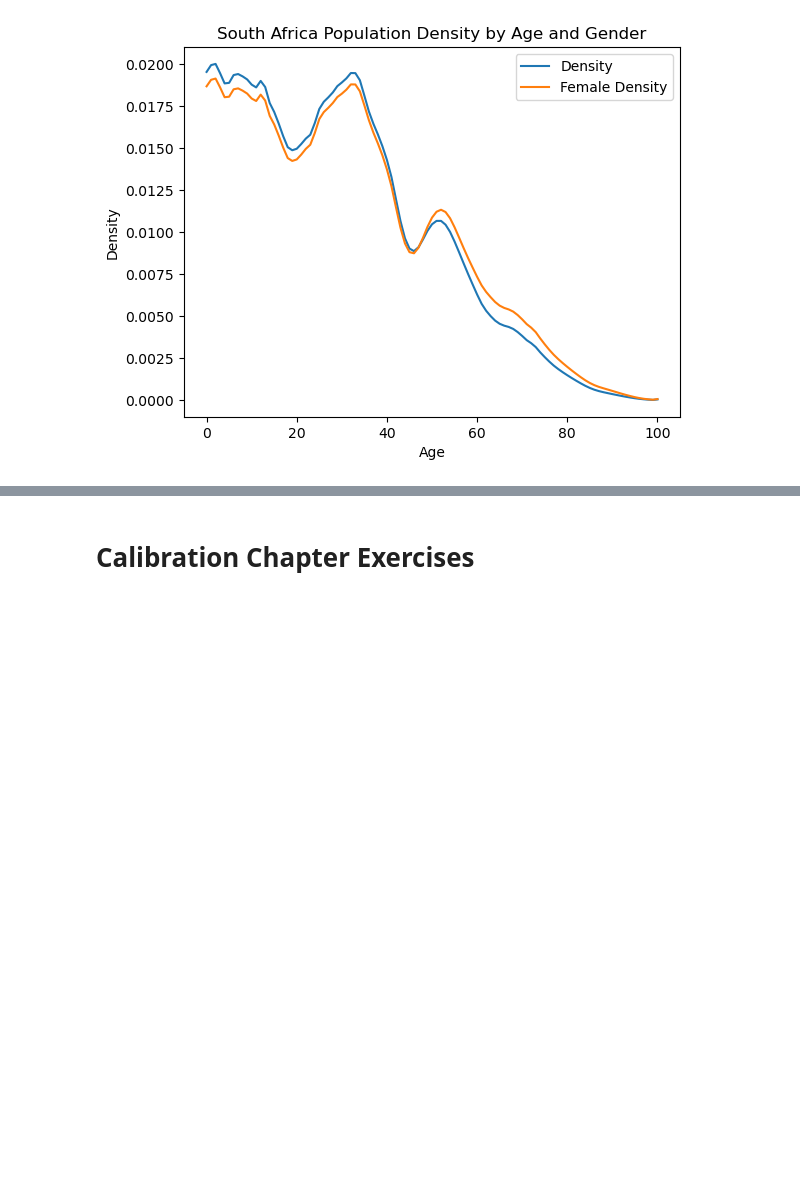
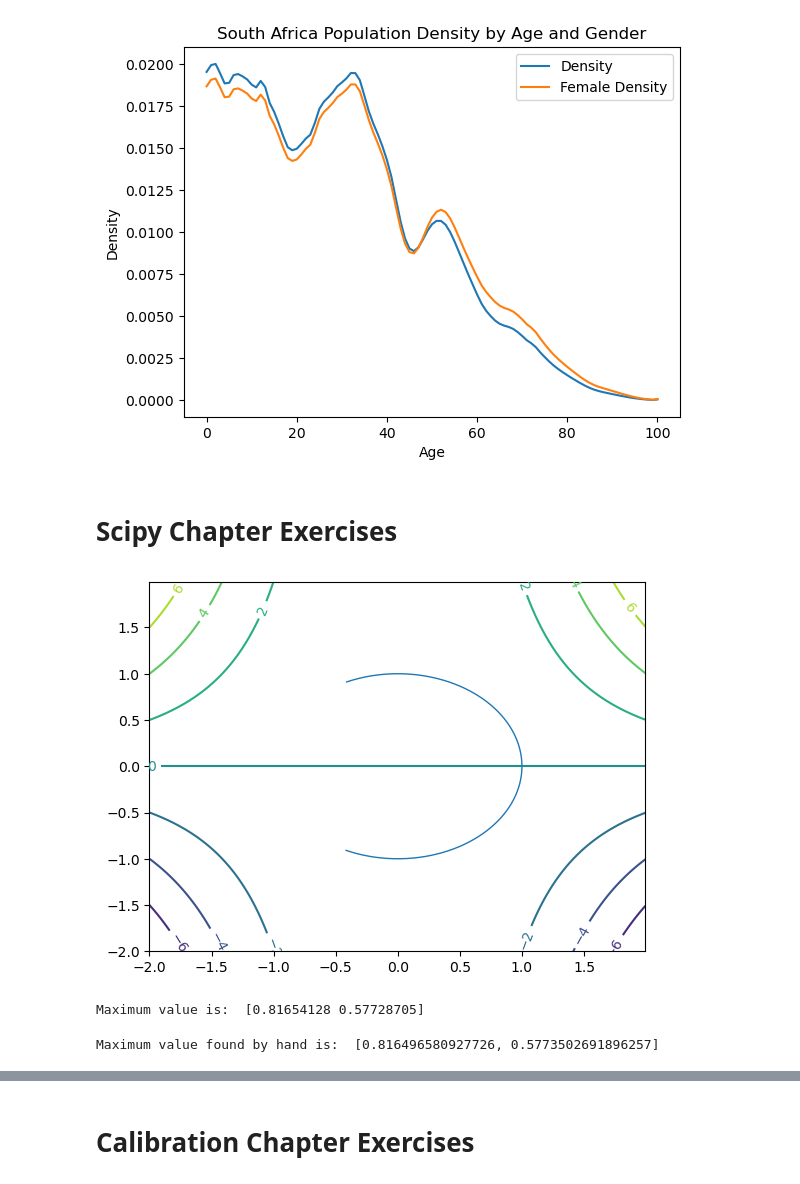
Before and after one commit to jdebacker/UN-OG-Training, a Jupyter notebook: code/Textbook_Exercise_Solutions.ipynb, the cells around one changed output, grey strips where cells are left out. Drawn from its saved outputs; the diff is of its cells as text; code cells hidden in the pictures; blank space fills up the shorter version.

Commit message:
solutions for scipy and matplotlib probs

```diff
--- a/code/Textbook_Exercise_Solutions.ipynb
+++ b/code/Textbook_Exercise_Solutions.ipynb
@@ -469,3 +469,37 @@ zaf_pop.plot(x="AgeStart", y=["Density", "Female Density"], title="South Africa
 # %%
 # 12. Save your final DataFrame to disk as a csv file.
 zaf_pop.to_csv("zaf_pop.csv", index=False)
+# %% [markdown]
+# Scipy Chapter Exercises
+# %%
+# Scipy constraints optimization problem
+# Trying to plot this in 2D, not very successfully
+delta = 0.005
+x = np.arange(-2.0, 2.0, delta)
+y = np.arange(-2.0, 2.0, delta)
+X, Y = np.meshgrid(x, y)
+Z = X**2 * Y
+fig, ax = plt.subplots()
+CS = ax.contour(X, Y, Z)
+ax.clabel(CS, inline=True, fontsize=10)
+# circle = lambda x: np.sqrt(1 - x**2)
+# plt.plot(x, circle(x), label="Constraint")
+ax.plot(np.cos(x), np.sin(x), linewidth=1)
+plt.show()
+# %% [output]
+[figure, added]
+# %%
+
+circle = lambda x: np.sqrt(1 - x**2)
+def z_func(x):
+    return -x[0]**2 * x[1]
+min_val = scipy.optimize.minimize(z_func, x0=[0.5, 0.5], bounds=[(-1, 1), (-1, 1)], constraints={"type": "eq", "fun": lambda x: x[0]**2 + x[1]**2 - 1})
+print("Maximum value is: ", min_val["x"])
+# %% [output]
+Maximum value is:  [0.81654128 0.57728705]
+# %%
+y = np.sqrt(1/3)
+x = np.sqrt(2) * y
+print("Maximum value found by hand is: ", [x, y])
+# %% [output]
+Maximum value found by hand is:  [0.816496580927726, 0.5773502691896257]
```
Also changed, not shown: parts of 5 cells of this notebook.
